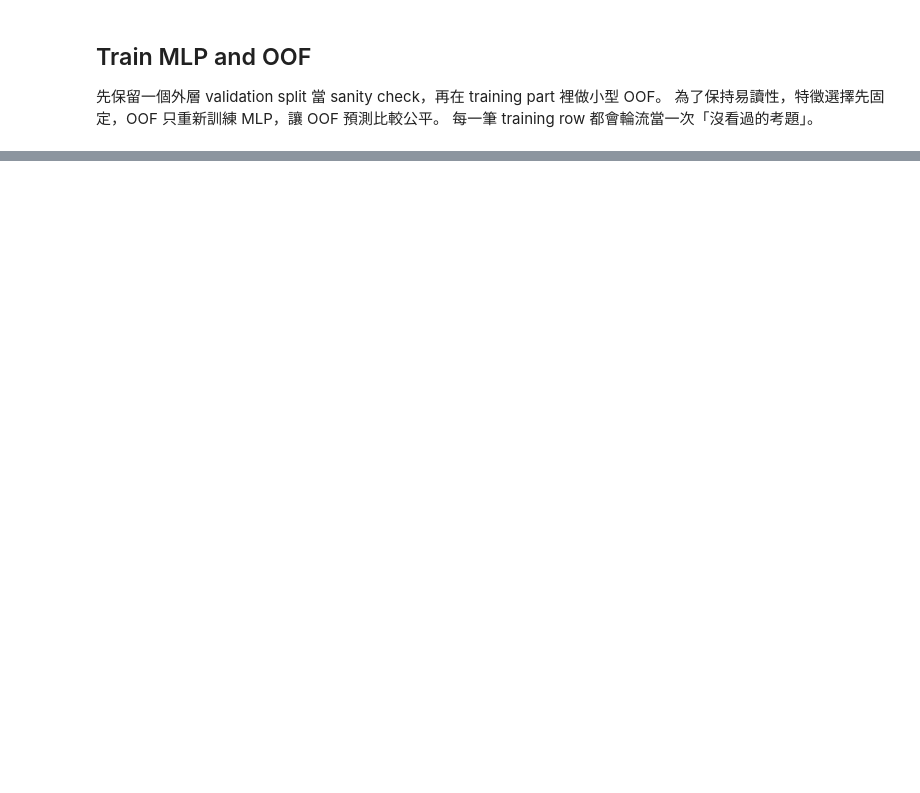
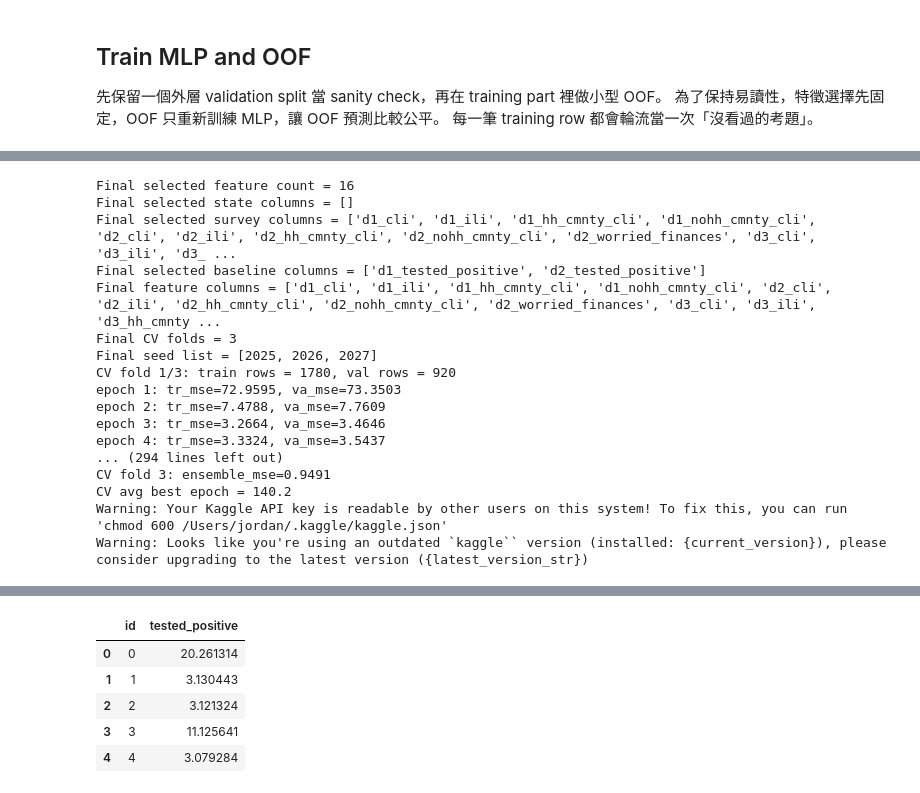
Before and after one commit to jordan841220/kaggle_playground, a Jupyter notebook: covid_prediction/main.ipynb, the cells around one changed output, grey strips where cells are left out. Saved outputs shown, nothing was run; the diff lists cells and outputs as text; code cells hidden in the pictures; blank space fills up the shorter version.

Commit message:
可測版本：flat SelectKBest / 外層 validation + 內層 OOF (state-wise shuffle) / MultiSeed MLP ensemble / CV ensemble

```diff
--- a/covid_prediction/main.ipynb
+++ b/covid_prediction/main.ipynb
@@ -618,9 +745,9 @@ set_seed(seed)
 
 hidden = 32
 depth = 2
-dropout = 0.1
+dropout = 0.05
 lr = 1e-2
-weight_decay = 1e-3
+weight_decay = 1e-2
 epochs = 250
 patience = 50
 batch_size = 50
@@ -734,41 +879,35 @@ full_test_df = rename_covid_columns(test_data, has_day3_target=False)
 y_full = full_train_df[TARGET_COL].to_numpy(dtype=np.float32)
 
 final_feature_cols = selected_feature_cols
-X_full_train_s, X_full_test_s = scale_selected_columns(full_train_df, full_test_df, final_feature_cols)
 
 print(f'Final selected feature count = {len(final_feature_cols)}')
 print(f'Final selected state columns = {selected_state_cols}')
 print(f'Final selected survey columns = {selected_survey_cols}')
 print(f'Final selected baseline columns = {selected_baseline_cols}')
 print(f'Final feature columns = {final_feature_cols}')
-print(f'Final input dim = {X_full_train_s.shape[1]}')
-
-final_epochs = max(100, int(round(oof_avg_best_epoch * 5)))
-print(f'Final training epochs per seed = {final_epochs}')
+print(f'Final CV folds = {OOF_SPLITS}')
 print(f'Final seed list = {FINAL_SEEDS}')
 
-final_test_preds = []
-for seed in FINAL_SEEDS:
-    print()
-    print(f'Training final model with seed {seed}')
-    _, test_pred = train_full_model(
-        X_train_s=X_full_train_s,
-        y_train=y_full,
-        X_test_s=X_full_test_s,
-        seed=seed,
-        device=device,
-        hidden=hidden,
-        depth=depth,
-        dropout=dropout,
-        lr=lr,
-        weight_decay=weight_decay,
-        epochs=final_epochs,
-        batch_size=batch_size,
-    )
-    final_test_preds.append(test_pred)
+cv_test_pred, cv_avg_best_epoch = fit_cv_seed_ensemble_for_submission(
+    train_df=full_train_df,
+    y_train=y_full,
+    test_df=full_test_df,
+    selected_cols=final_feature_cols,
+    seed_list=FINAL_SEEDS,
+    device=device,
+    n_splits=OOF_SPLITS,
+    hidden=hidden,
+    depth=depth,
+    dropout=dropout,
+    lr=lr,
+    weight_decay=weight_decay,
+    epochs=epochs,
+    patience=patience,
+    batch_size=batch_size,
+)
 
-ensemble_test_pred = np.mean(np.stack(final_test_preds, axis=0), axis=0)
-final_test = np.clip(ensemble_test_pred, 0.0, 100.0)
+print(f'CV avg best epoch = {cv_avg_best_epoch:.1f}')
+final_test = np.clip(cv_test_pred, 0.0, 100.0)
 
 submission = pd.DataFrame({
     'id': full_test_df['id'].to_numpy(),
@@ -781,8 +920,26 @@ subprocess.run([
     'kaggle', 'competitions', 'submit',
     '-c', 'ml2021spring-hw1',
     '-f', f'model_k{SELECT_K}_drop{dropout}_lr{lr}_layers{depth}_hidden{hidden}_submission.csv',
-    '-m', f'OOF (state-wise shuffle) / flat SelectKBest / MultiSeed MLP ensemble',
+    '-m', f'OOF state-wise shuffle / CV ensemble / flat SelectKBest / MultiSeed MLP ensemble',
 ], check=True)
 
-print('Saved submission.csv and submitted to Kaggle with pure OOF MLP ensemble')
+print('Saved submission.csv and submitted to Kaggle with CV ensemble MLP')
 submission.head()
+# %% [output]
+Final selected feature count = 16
+Final selected state columns = []
+Final selected survey columns = ['d1_cli', 'd1_ili', 'd1_hh_cmnty_cli', 'd1_nohh_cmnty_cli', 'd2_cli', 'd2_ili', 'd2_hh_cmnty_cli', 'd2_nohh_cmnty_cli', 'd2_worried_finances', 'd3_cli', 'd3_ili', 'd3_ ...
+Final selected baseline columns = ['d1_tested_positive', 'd2_tested_positive']
+Final feature columns = ['d1_cli', 'd1_ili', 'd1_hh_cmnty_cli', 'd1_nohh_cmnty_cli', 'd2_cli', 'd2_ili', 'd2_hh_cmnty_cli', 'd2_nohh_cmnty_cli', 'd2_worried_finances', 'd3_cli', 'd3_ili', 'd3_hh_cmnty ...
+Final CV folds = 3
+Final seed list = [2025, 2026, 2027]
+CV fold 1/3: train rows = 1780, val rows = 920
+epoch 1: tr_mse=72.9595, va_mse=73.3503
+epoch 2: tr_mse=7.4788, va_mse=7.7609
+epoch 3: tr_mse=3.2664, va_mse=3.4646
+epoch 4: tr_mse=3.3324, va_mse=3.5437
+... (294 lines left out)
+CV fold 3: ensemble_mse=0.9491
+CV avg best epoch = 140.2
+Warning: Your Kaggle API key is readable by other users on this system! To fix this, you can run 'chmod 600 /Users/jordan/.kaggle/kaggle.json'
+Warning: Looks like you're using an outdated `kaggle`` version (installed: {current_version}), please consider upgrading to the latest version ({latest_version_str})
@@ -788,0 +947,6 @@ submission.head()
+|  | id | tested_positive |
+| 0 | 0 | 20.261314 |
+| 1 | 1 | 3.130443 |
+| 2 | 2 | 3.121324 |
+| 3 | 3 | 11.125641 |
+| 4 | 4 | 3.079284 |
```
Also changed, not shown: parts of 12 cells of this notebook, 2 other files.
